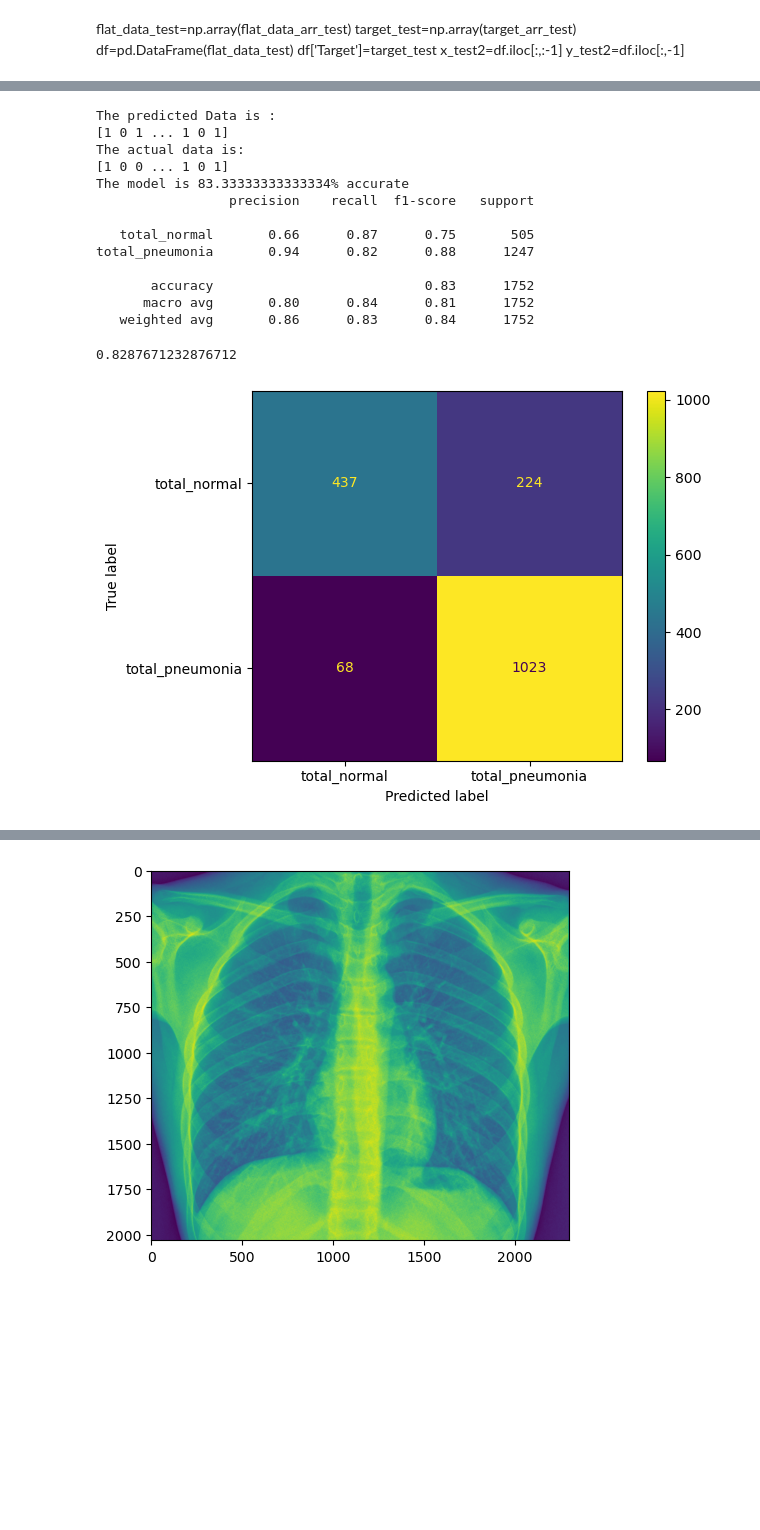
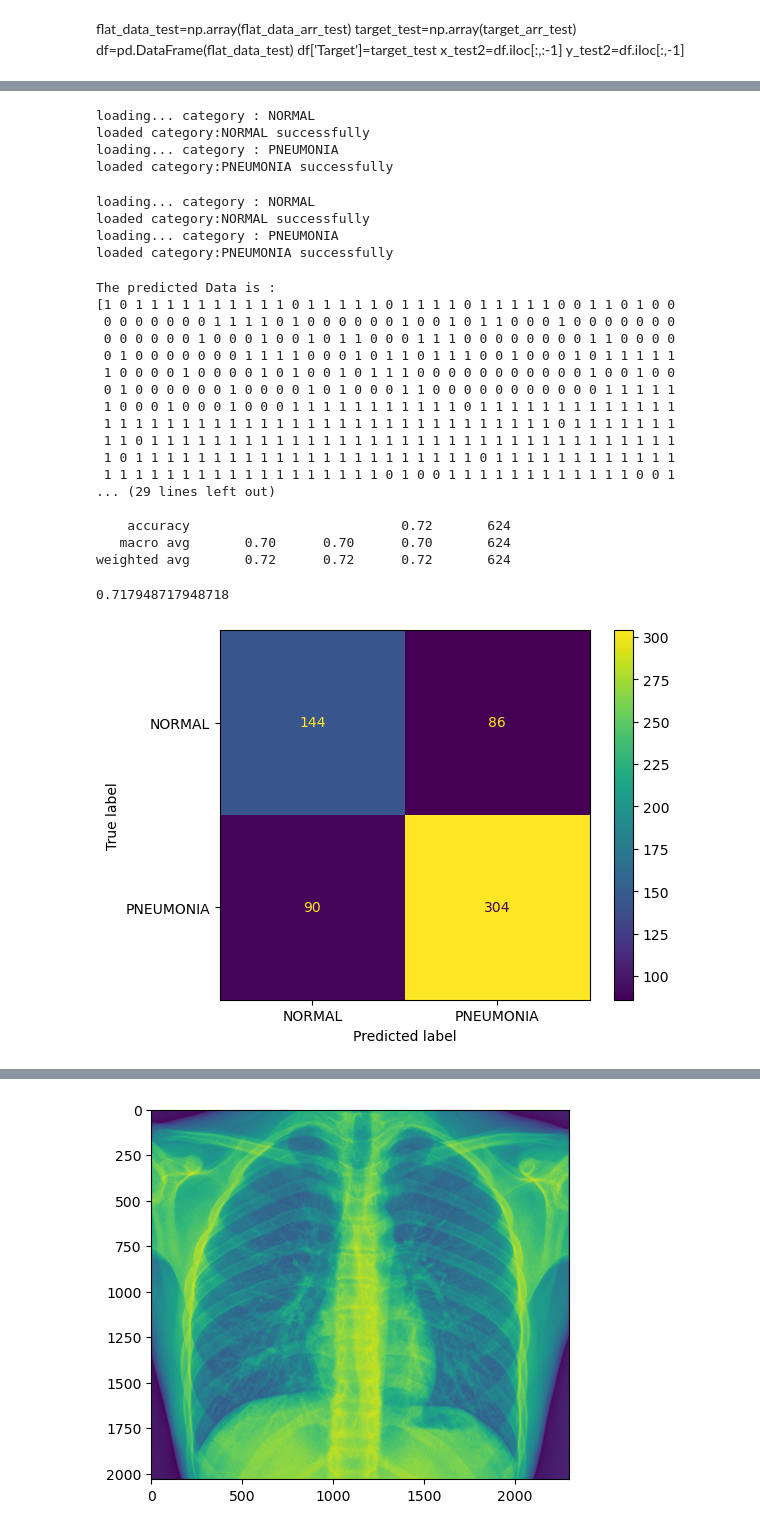
Before and after one commit to sauvik-d/Medical_Image_Analysis, a Jupyter notebook: models_on_imbalanced/Naive Bayes Classification.ipynb, the cells around one changed output, grey strips where cells are left out. Saved outputs shown, nothing was run; the diff lists cells and outputs as text; code cells hidden in the pictures; blank space fills up the shorter version.

Commit message:
naive bayes with total metrics

```diff
--- a/models_on_imbalanced/Naive Bayes Classification.ipynb
+++ b/models_on_imbalanced/Naive Bayes Classification.ipynb
@@ -78,3 +41,43 @@ x_train,x_test,y_train,y_test=train_test_split(x,y,test_size=0.30,random_state=4
+# %%
+def load_image(datadir, Categories):
+
+    flat_data_arr=[]
+    target_arr=[]
+
+    for i in Categories:
+
+        print(f'loading... category : {i}')
+        path=os.path.join(datadir,i)
+        for img in os.listdir(path):
+            img_array=imread(os.path.join(path,img))
+            img_resized=resize(img_array,(128,128,3))
+            flat_data_arr.append(img_resized.flatten())
+            target_arr.append(Categories.index(i))
+        print(f'loaded category:{i} successfully')
+
+    flat_data=np.array(flat_data_arr)
+    target=np.array(target_arr)
+
+    df=pd.DataFrame(flat_data)
+    df['Target']=target
+
+    x=df.iloc[:,:-1]
+    y=df.iloc[:,-1]
+    return x, y
+# %%
+X, y = load_image(datadir, Categories)
+# %% [output]
+loading... category : NORMAL
+loaded category:NORMAL successfully
+loading... category : PNEUMONIA
+loaded category:PNEUMONIA successfully
+# %%
+X_test, y_test = load_image(datadir2, Categories)
+# %% [output]
+loading... category : NORMAL
+loaded category:NORMAL successfully
+loading... category : PNEUMONIA
+loaded category:PNEUMONIA successfully
 # %%
 from sklearn.naive_bayes import BernoulliNB
 from sklearn.naive_bayes import GaussianNB, ComplementNB, MultinomialNB
@@ -104,33 +90,40 @@ model_Multi = classifer_Multi.fit(x_train, y_train)
+# %%
+classifer_Gauss = GaussianNB()
+model_Gauss = classifer_Gauss.fit(X, y)
 # %%
 from sklearn.metrics import classification_report
 # %%
 # for Gaussian NB
 
 
-y_pred=model_Gauss.predict(x_test)
+y_pred=model_Gauss.predict(X_test)
 print("The predicted Data is :")
 print(y_pred)
 print("The actual data is:")
 print(np.array(y_test))
 print(f"The model is {accuracy_score(y_pred,y_test)*100}% accurate")
 print(classification_report(y_test, y_pred, target_names=Categories))
 cm = confusion_matrix(y_pred, y_test)
 disp = ConfusionMatrixDisplay(confusion_matrix=cm, display_labels=Categories)
 disp.plot()
-model_Gauss.score(x, y)
+model_Gauss.score(X_test, y_test)
 # %% [output]
 The predicted Data is :
-[1 0 1 ... 1 0 1]
-The actual data is:
-[1 0 0 ... 1 0 1]
-The model is 83.33333333333334% accurate
-                 precision    recall  f1-score   support
+[1 0 1 1 1 1 1 1 1 1 1 1 0 1 1 1 1 1 0 1 1 1 1 0 1 1 1 1 1 0 0 1 1 0 1 0 0
+ 0 0 0 0 0 0 0 1 1 1 1 0 1 0 0 0 0 0 0 1 0 0 1 0 1 1 0 0 0 1 0 0 0 0 0 0 0
+ 0 0 0 0 0 0 1 0 0 0 1 0 0 1 0 1 1 0 0 0 1 1 1 0 0 0 0 0 0 0 0 1 1 0 0 0 0
+ 0 1 0 0 0 0 0 0 0 1 1 1 1 0 0 0 1 0 1 1 0 1 1 1 0 0 1 0 0 0 1 0 1 1 1 1 1
+ 1 0 0 0 0 1 0 0 0 0 1 0 1 0 0 1 0 1 1 1 0 0 0 0 0 0 0 0 0 0 0 1 0 0 1 0 0
+ 0 1 0 0 0 0 0 0 1 0 0 0 0 1 0 1 0 0 0 1 1 0 0 0 0 0 0 0 0 0 0 0 1 1 1 1 1
+ 1 0 0 0 1 0 0 0 1 0 0 0 1 1 1 1 1 1 1 1 1 1 1 0 1 1 1 1 1 1 1 1 1 1 1 1 1
+ 1 1 1 1 1 1 1 1 1 1 1 1 1 1 1 1 1 1 1 1 1 1 1 1 1 1 1 1 1 0 1 1 1 1 1 1 1
+ 1 1 0 1 1 1 1 1 1 1 1 1 1 1 1 1 1 1 1 1 1 1 1 1 1 1 1 1 1 1 1 1 1 1 1 1 1
+ 1 0 1 1 1 1 1 1 1 1 1 1 1 1 1 1 1 1 1 1 1 1 1 1 0 1 1 1 1 1 1 1 1 1 1 1 1
+ 1 1 1 1 1 1 1 1 1 1 1 1 1 1 1 1 1 1 0 1 0 0 1 1 1 1 1 1 1 1 1 1 1 1 0 0 1
+... (29 lines left out)
 
-   total_normal       0.66      0.87      0.75       505
-total_pneumonia       0.94      0.82      0.88      1247
-
-       accuracy                           0.83      1752
-      macro avg       0.80      0.84      0.81      1752
-   weighted avg       0.86      0.83      0.84      1752
+    accuracy                           0.72       624
+   macro avg       0.70      0.70      0.70       624
+weighted avg       0.72      0.72      0.72       624
-0.8287671232876712
+0.717948717948718
-[figure, old version]
+[figure, new version]
```
Also changed, not shown: parts of 22 cells of this notebook.
